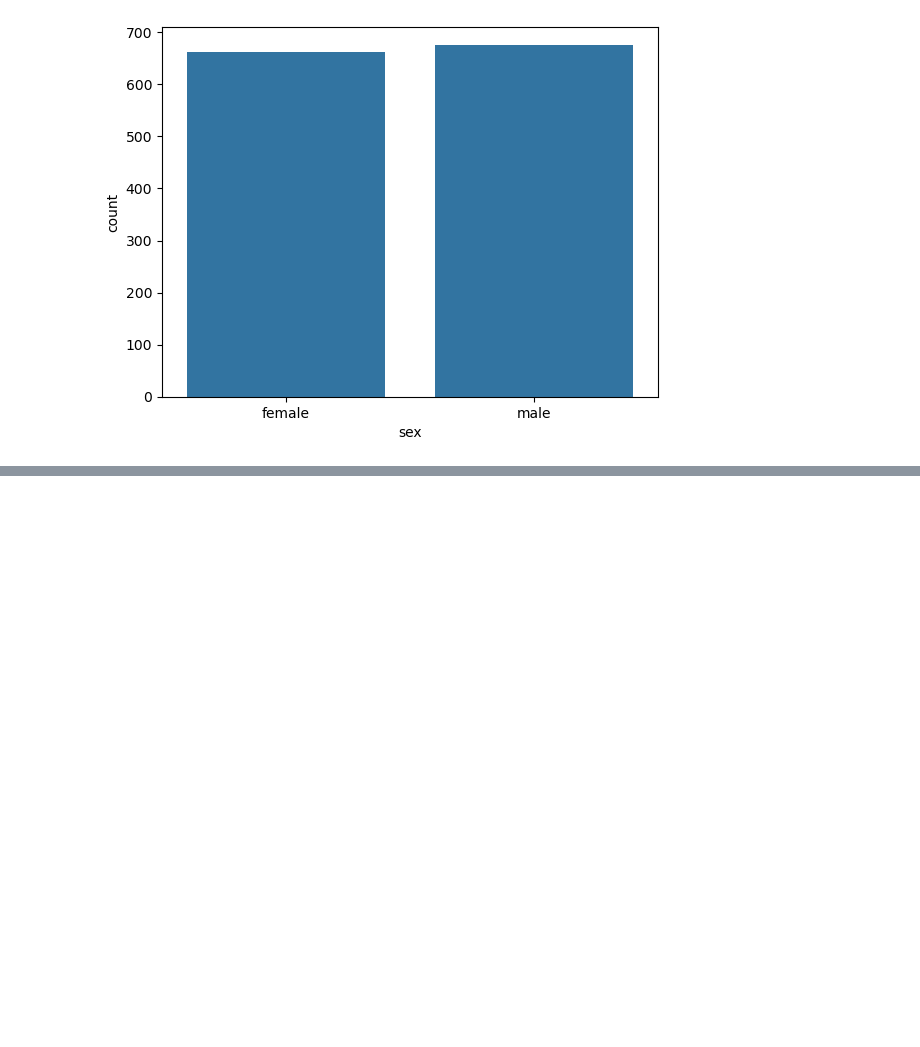
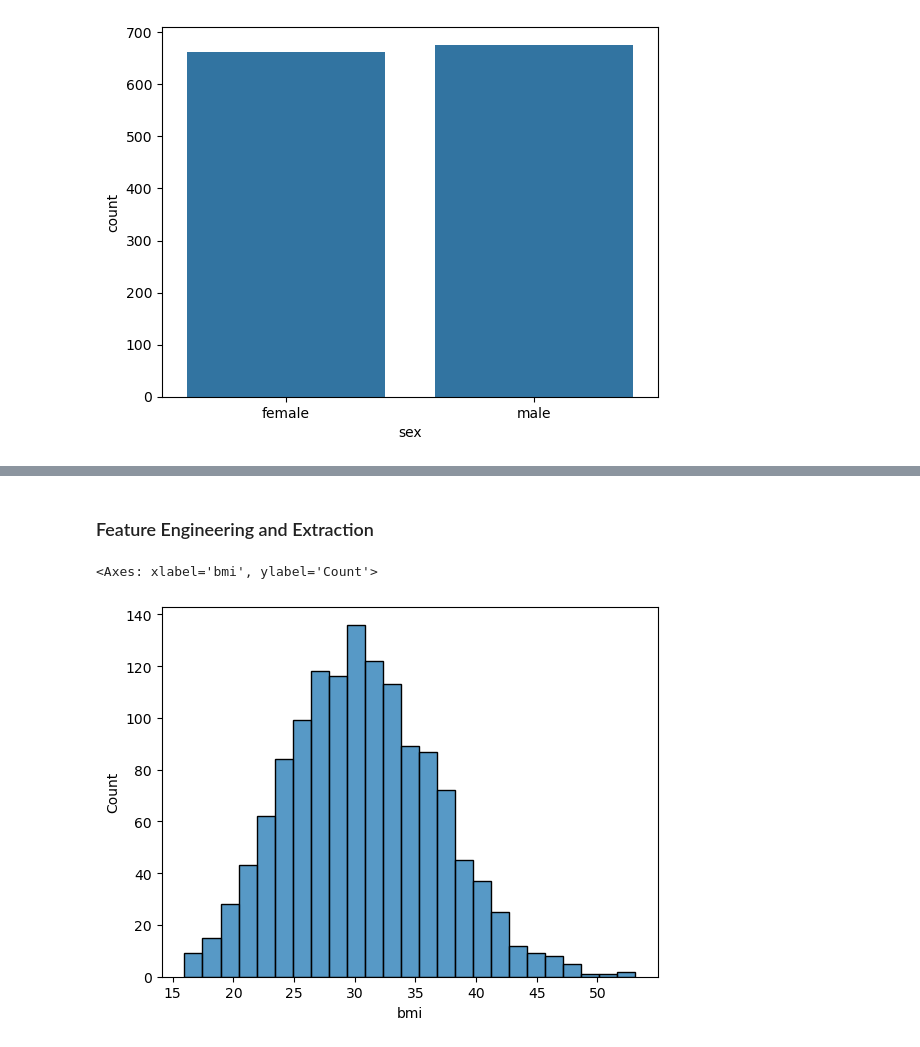
Before and after one commit to khizarzafar/insurance-cost-predictor, a Jupyter notebook: EDA.ipynb, the cells around one changed output, grey strips where cells are left out. Cells and saved outputs as stored; diff of their text form; code cells hidden in the pictures; blank space fills up the shorter version.

```diff
--- a/EDA.ipynb
+++ b/EDA.ipynb
@@ -95,0 +219,7 @@ sns.countplot(x=df['sex'])
+# %% [markdown]
+### Feature Engineering and Extraction
+# %%
+sns.histplot(df['bmi'])
+# %% [output]
+<Axes: xlabel='bmi', ylabel='Count'>
+[figure, added]
```
Also changed, not shown: parts of 22 cells of this notebook.
